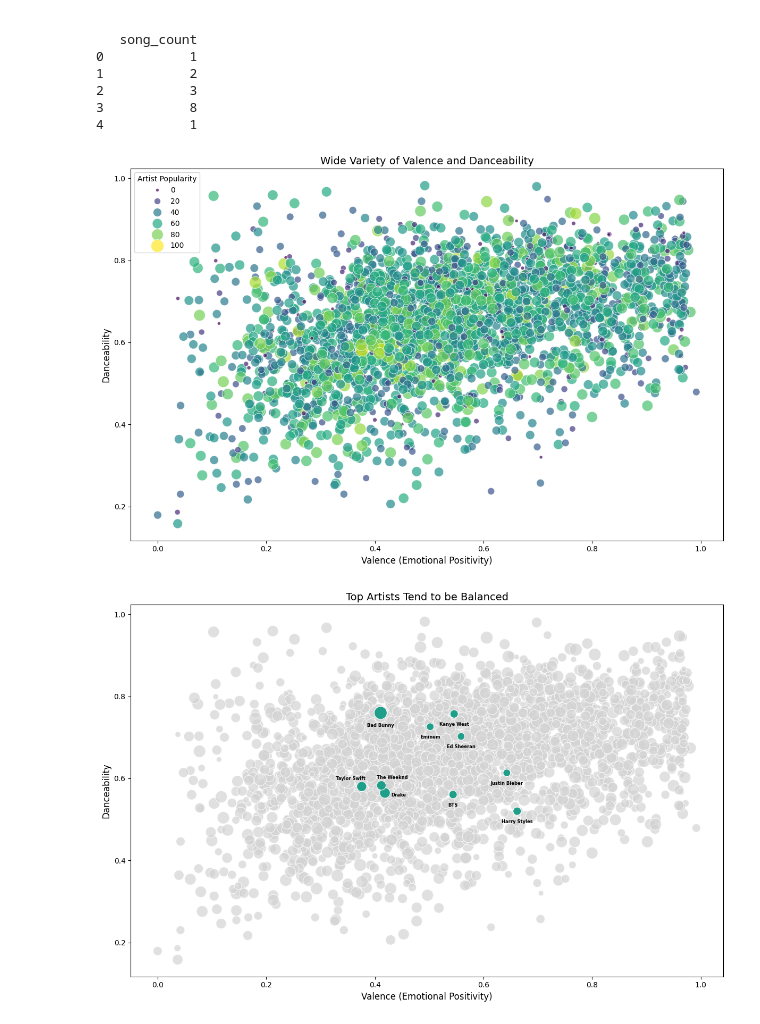
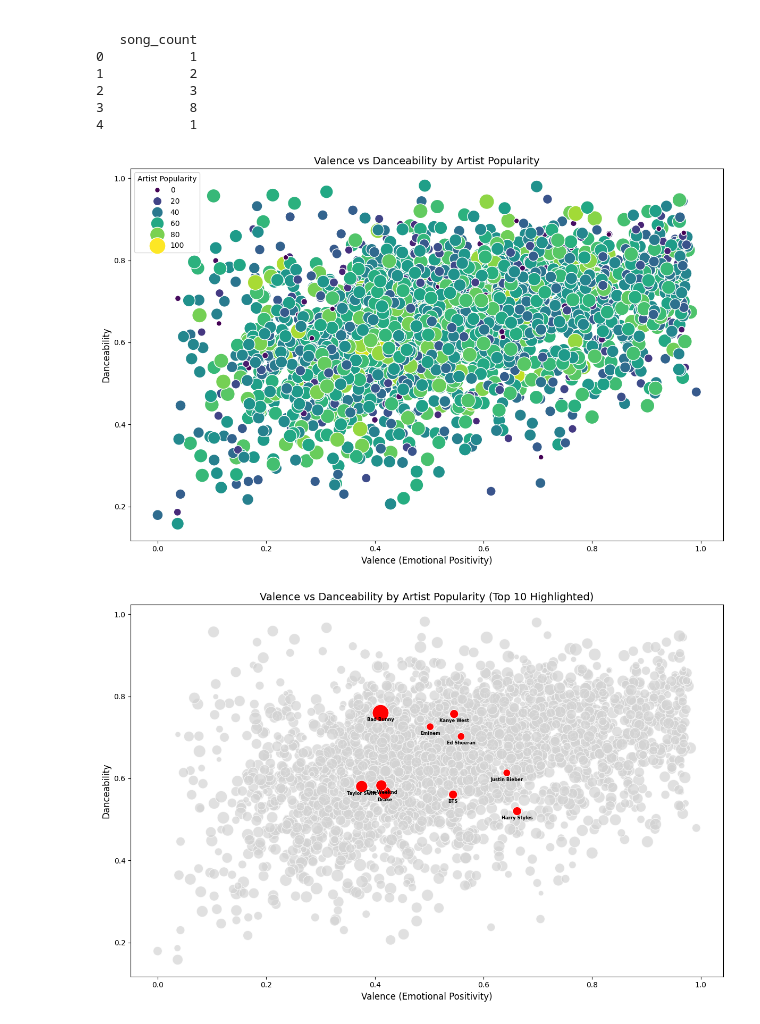
Before and after one commit to FrostNT1/Music-Industry-Insights, a Jupyter notebook: experiments/Camille/02_sentiment_vs_artists_popularity.ipynb, the cells around one changed output. Cells and saved outputs as stored; diff of their text form; code cells hidden in the pictures.

```diff
--- a/experiments/Camille/02_sentiment_vs_artists_popularity.ipynb
+++ b/experiments/Camille/02_sentiment_vs_artists_popularity.ipynb
@@ -76,24 +76,19 @@ print(grouped_df.head())
 # %%
 plt.figure(figsize=(12, 8))
 sns.scatterplot(
     data=grouped_df,
-    x="valence",
-    y="danceability",
-    size="artist_popularity",  # Size represents artist popularity
-    hue="artist_popularity",  # Color represents artist popularity
-    sizes=(20, 300),  # Adjust range of dot sizes for smaller points
-    palette="viridis",
-    alpha=.7,  # Reduce opacity for better visibility of overlapping points
-    legend="brief"
+    x="valence", y="danceability",
+    size="artist_popularity", hue="artist_popularity",
+    sizes=(50, 500), palette="viridis", legend="brief"
 )
-plt.title("Wide Variety of Valence and Danceability", fontsize=14)
+plt.title("Valence vs Danceability by Artist Popularity", fontsize=14)
 plt.xlabel("Valence (Emotional Positivity)", fontsize=12)
 plt.ylabel("Danceability", fontsize=12)
 plt.legend(title="Artist Popularity", loc="best")
 plt.tight_layout()
 plt.show()
 # %% [output]
-[figure, old version]
+[figure, new version]
 # %%
 top_10_artists = grouped_df.nlargest(10, "artist_popularity")
 
@@ -119,47 +114,26 @@ sns.scatterplot(
     x="valence",
     y="danceability",
     size="artist_popularity",
-    sizes=(100, 300),
-    color="#1f9e89", # color from viridis palette
+    sizes=(100, 500),
+    color="red",
     alpha=1.0,
     legend=None
 )
 
-# Annotate the top 10 artists with their names, adjusting positions to avoid overlaps
+# Annotate the top 10 artists with their names
 for _, row in top_10_artists.iterrows():
-    # Adjust text position dynamically
-    if row["artists"] == "Drake":
-        x_offset = 0.025  # Adjust X position
-        y_offset = 0  # Adjust Y position
-    elif row["artists"] == "Taylor Swift":
-        x_offset = -0.02
-        y_offset = 0.025
-    elif row["artists"] == "The Weeknd":
-        x_offset = 0.02
-        y_offset = 0.025
-    elif row["artists"] == "Bad Bunny":
-        x_offset = 0
-        y_offset = -0.025
-    else:
-        x_offset = 0
-        y_offset = -0.02  # Default offset for non-overlapping artists
-
     plt.text(
-        row["valence"] + x_offset,  # Add X offset
-        row["danceability"] + y_offset,  # Add Y offset
+        row["valence"],
+        row["danceability"] - 0.02,
         row["artists"],
-        fontsize=6,
-        weight="bold",
-        color="black",
-        ha="center",
-        va="top"
+        fontsize=6, weight="bold", color="black", ha="center"
     )
 
 # Customize plot appearance
-plt.title("Top Artists Tend to be Balanced", fontsize=14)
+plt.title("Valence vs Danceability by Artist Popularity (Top 10 Highlighted)", fontsize=14)
 plt.xlabel("Valence (Emotional Positivity)", fontsize=12)
 plt.ylabel("Danceability", fontsize=12)
 plt.tight_layout()
 plt.show()
 # %% [output]
-[figure, old version]
+[figure, new version]
```
Also changed, not shown: 1 other file.
